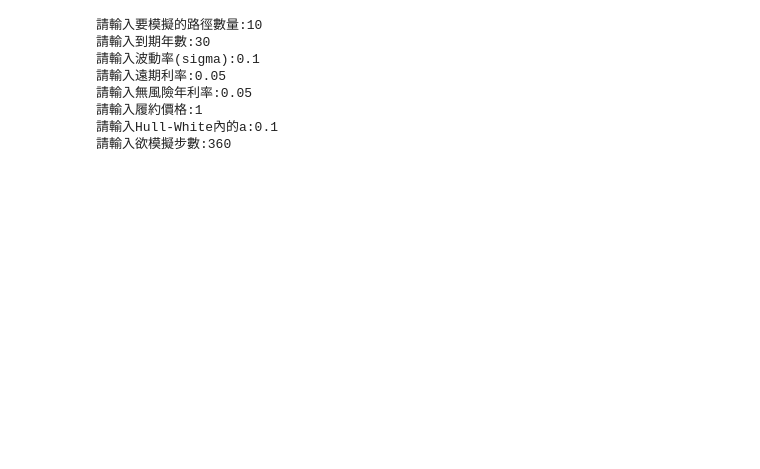
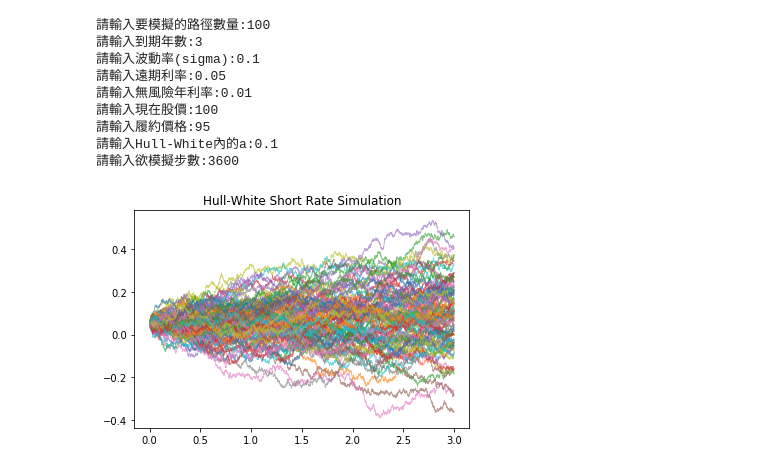
Before and after one commit to payko/Financial_Engineering, a Jupyter notebook: Hw5/程式碼.ipynb, the cells around one changed output. Cells and saved outputs as stored; diff of their text form; code cells hidden in the pictures; blank space fills up the shorter version.

```diff
--- a/Hw5/程式碼.ipynb
+++ b/Hw5/程式碼.ipynb
@@ -22,18 +23,20 @@ maturity = int(input('請輸入到期年數:'))
 sigma = float(input('請輸入波動率(sigma):'))
 fwr = float(input('請輸入遠期利率:'))
 r = float(input('請輸入無風險年利率:'))
+S0 = float(input('請輸入現在股價:'))
 K = float(input('請輸入履約價格:'))
 a = float(input('請輸入Hull-White內的a:'))
 steps = int(input('請輸入欲模擬步數:'))
 day_count = ql.Thirty360()
 today = ql.Date(5,12,2020)
 # %% [output]
-請輸入要模擬的路徑數量:10
-請輸入到期年數:30
+請輸入要模擬的路徑數量:100
+請輸入到期年數:3
 請輸入波動率(sigma):0.1
 請輸入遠期利率:0.05
-請輸入無風險年利率:0.05
-請輸入履約價格:1
+請輸入無風險年利率:0.01
+請輸入現在股價:100
+請輸入履約價格:95
 請輸入Hull-White內的a:0.1
-請輸入欲模擬步數:360
+請輸入欲模擬步數:3600
 # %%
@@ -54,3 +73,11 @@ def one_path(i, steps):
+# %%
+time, paths = generate_paths(pathNum, steps)
+for i in range(pathNum):
+    plt.plot(time, paths[i, :], lw=0.8, alpha=0.6)
+plt.title("Hull-White Short Rate Simulation")
+plt.show()
+# %% [output]
+[figure, added]
 # %%
 call = []
 put = []
```
Also changed, not shown: parts of 6 cells of this notebook.
